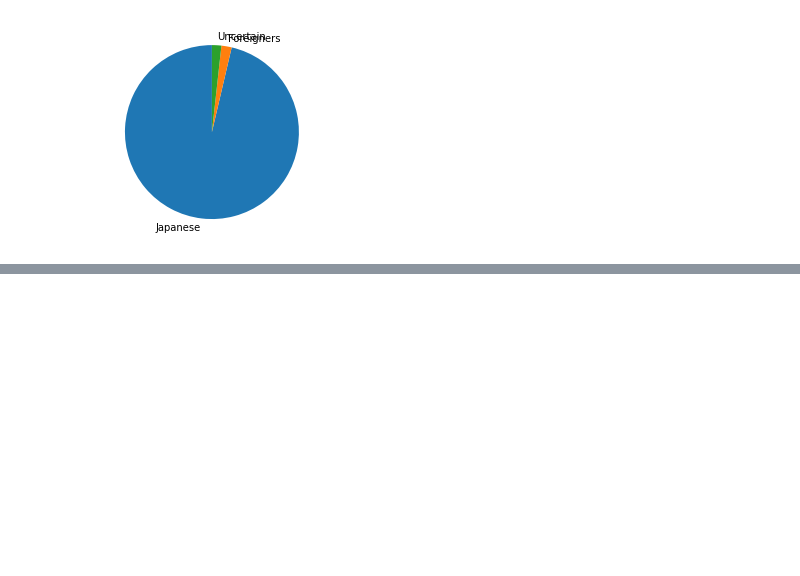
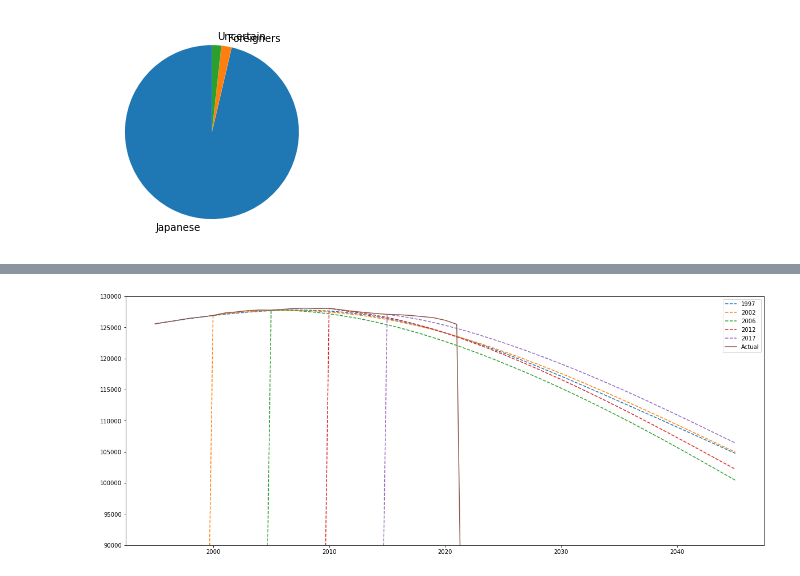
Before and after one commit to ayakow1/CAPP30239_FA22, a Jupyter notebook: data/data_clean.ipynb, the cells around one changed output, grey strips where cells are left out. Saved outputs shown, nothing was run; the diff lists cells and outputs as text; code cells hidden in the pictures; blank space fills up the shorter version.

Commit message:
update data

```diff
--- a/data/data_clean.ipynb
+++ b/data/data_clean.ipynb
@@ -528,0 +606,4 @@ foreigners.to_csv('foreigners.csv',index=False)
+# %%
+pop = pd.read_csv('../week_03/data/population.csv', dtype='object')
+pop = pop.iloc[1:, :2]
+pop
@@ -528,0 +624,6 @@ foreigners.to_csv('foreigners.csv',index=False)
+# %%
+proj = proj.merge(pop, left_on='Year', right_on='Unnamed: 0', how='left')
+proj = proj.drop('Unnamed: 0', axis=1)
+proj.columns = ['Year', '1997','2002','2006','2012','2017','Actual']
+proj = proj.replace(',','', regex=True)
+proj = proj.fillna(0)
@@ -528,0 +646,15 @@ foreigners.to_csv('foreigners.csv',index=False)
+# %%
+for year in ['Year','1997','2002','2006','2012','2017','Actual']:
+    proj[f'{year}'] = proj[f'{year}'].astype(int)
+# %%
+proj=proj[proj['Year']<=2045]
+# %%
+plt.figure(figsize=(20, 8))
+for year in ['1997','2002','2006','2012','2017']:
+    plt.plot(proj[f'Year'], proj[f'{year}'], label=f"{year}", linestyle='dashed')
+plt.plot(proj[f'Year'], proj['Actual'], label='Actual')
+plt.ylim([90000, 130000])
+plt.legend()
+plt.show()
+# %% [output]
+[figure, added]
```
Also changed, not shown: parts of 16 cells of this notebook, 12 other files.
